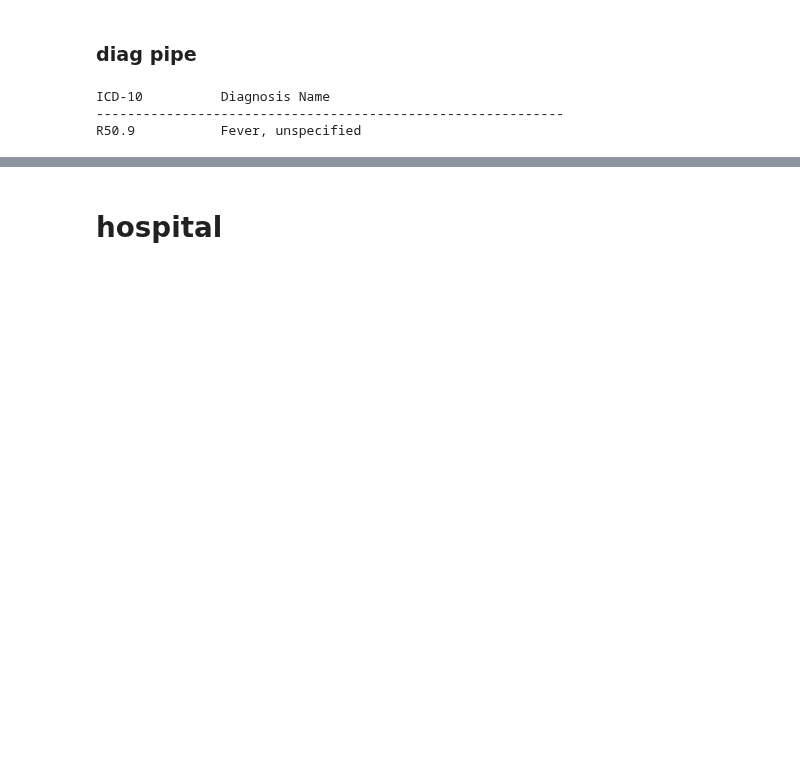
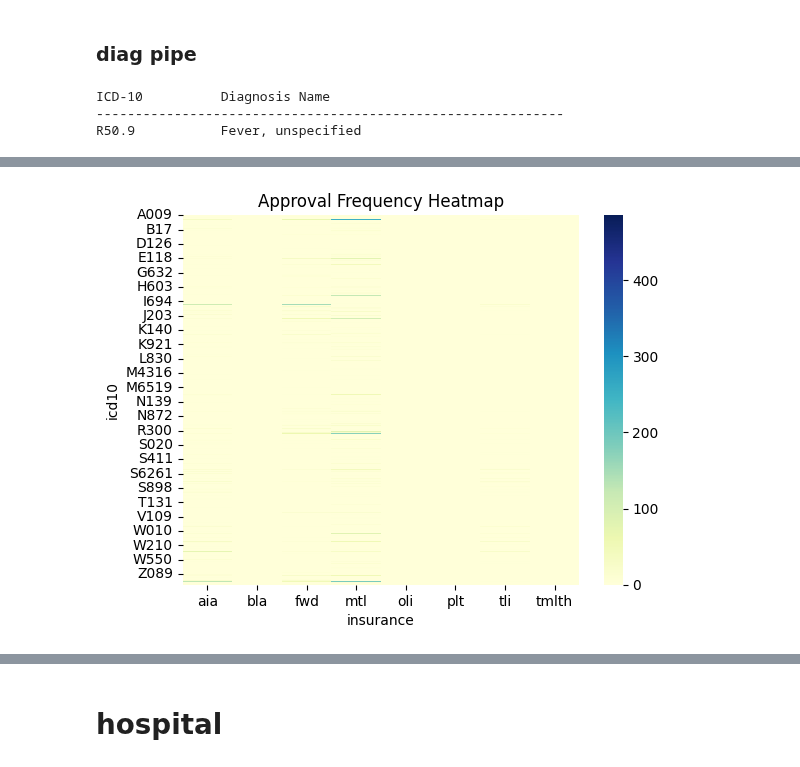
Before and after one commit to nxxk23/AI-Engineer, a Jupyter notebook: fraud.ipynb, the cells around one changed output, grey strips where cells are left out. Cells and saved outputs as stored; diff of their text form; code cells hidden in the pictures; blank space fills up the shorter version.

```diff
--- a/fraud.ipynb
+++ b/fraud.ipynb
@@ -40,4 +40,4 @@ Mounted at /content/drive
 import pandas as pd
 
 opd = pd.read_csv('/content/drive/MyDrive/AIEngineer/fraud/opd_discharge_August_2024.csv')
-opd
+diag = pd.read_csv('/content/drive/MyDrive/AIEngineer/fraud/diagnosis.csv')
@@ -57,0 +44,2 @@ opd
+# %%
+diag = diag.drop(columns=['Unnamed: 0','updated_at','seq'])
@@ -245,0 +321,23 @@ approve = opd[opd['claim_status']=='Approve']
+# %%
+import pandas as pd
+
+diag_filtered = diag[(diag['claim_status'] == 'Approve') | (diag['claim_status'] == 'Decline')]
+diag_filtered = diag_filtered[diag_filtered['claim_status'] == 'Decline']
+decline_insurance = diag_filtered.pivot_table(index='icd10', columns='insurance', values='claim_status',
+                                         aggfunc='size', fill_value=0)
+d = decline_insurance.reset_index()
+
+diag_filtered = diag[diag['claim_status'] == 'Approve']
+approve_insurance = diag_filtered.pivot_table(index='icd10', columns='insurance', values='claim_status',
+                                         aggfunc='size', fill_value=0)
+a = approve_insurance.reset_index()
+# %%
+import seaborn as sns
+import matplotlib.pyplot as plt
+
+# หรือทำการ Heatmap เพื่อดูความถี่ของการอนุมัติในแต่ละ ICD10 และแต่ละประกัน
+sns.heatmap(approve_insurance, cmap="YlGnBu", annot=False)
+plt.title('Approval Frequency Heatmap')
+plt.show()
+# %% [output]
+[figure, added]
```
Also changed, not shown: parts of 25 cells of this notebook.
